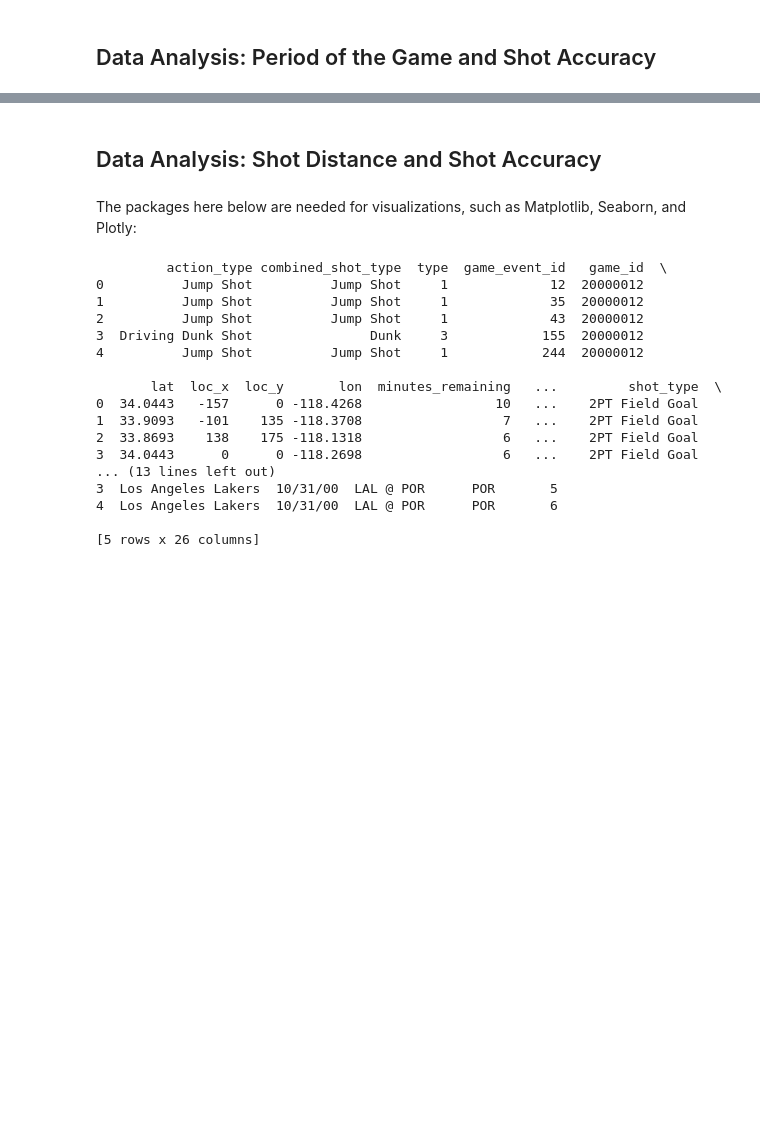
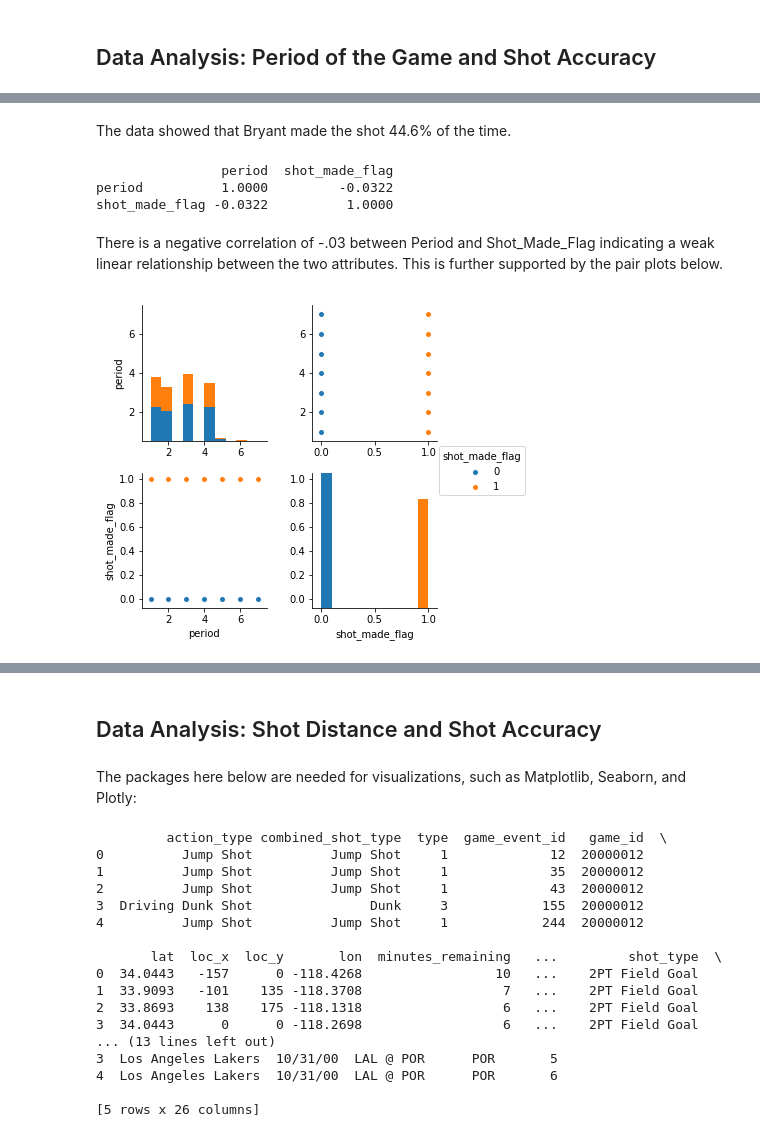
Before and after one commit to AustinLVB/KaggleKobe, a Jupyter notebook: Project1VisualizationLVBISHOP.ipynb, the cells around one changed output, grey strips where cells are left out. Saved outputs shown, nothing was run; the diff lists cells and outputs as text; code cells hidden in the pictures; blank space fills up the shorter version.

```diff
--- a/Project1VisualizationLVBISHOP.ipynb
+++ b/Project1VisualizationLVBISHOP.ipynb
@@ -164,0 +204,17 @@ plt.show()
+# %% [markdown]
+The data showed that Bryant made the shot 44.6% of the time.
+# %%
+#Correlation between period & shot_made_flag & plots
+print (df[['period','shot_made_flag']].corr())
+# %% [output]
+                period  shot_made_flag
+period          1.0000         -0.0322
+shot_made_flag -0.0322          1.0000
+# %% [markdown]
+There is a negative correlation of -.03 between Period and Shot_Made_Flag indicating a weak linear relationship between the two attributes.  This is further supported by the pair plots below.
+# %%
+#Pairs Plot
+sns.pairplot (df, vars=['period', 'shot_made_flag'], hue='shot_made_flag')
+plt.show()
+# %% [output]
+[figure, added]
```
Also changed, not shown: parts of 14 cells of this notebook.
